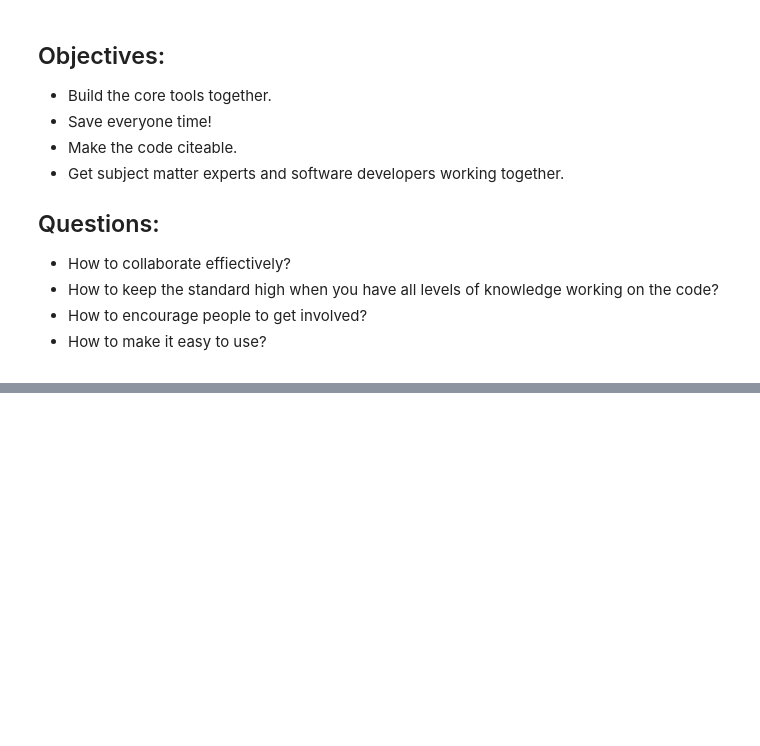
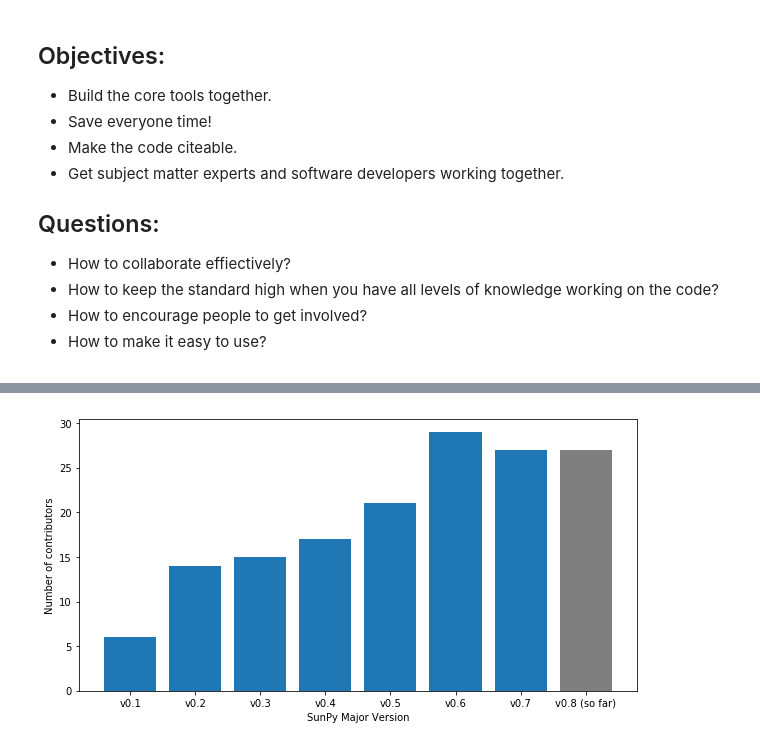
Before and after one commit to Cadair/gsfc-open-community-talk, a Jupyter notebook: index.ipynb, the cells around one changed output, grey strips where cells are left out. Drawn from its saved outputs; the diff is of its cells as text; code cells hidden in the pictures; blank space fills up the shorter version.

```diff
--- a/index.ipynb
+++ b/index.ipynb
@@ -89,9 +307,24 @@
 # %%
-authors_version = {'0.1': 6,
-                   '0.2': 14,
-                   '0.3': 15,
-                   '0.4': 17,
-                   '0.5': 21,
-                   '0.6': 29,
-                   '0.7': 27,
-                   '0.8': 27}
+authors_version = {'v0.1': 6,
+                   'v0.2': 14,
+                   'v0.3': 15,
+                   'v0.4': 17,
+                   'v0.5': 21,
+                   'v0.6': 29,
+                   'v0.7': 27,
+                   'v0.8 (so far)': 27}
+# %%
+labels, nums = np.array([[k, v] for k, v in authors_version.items()]).T
+
+fig = plt.figure(figsize=(10, 5))
+ax = plt.subplot()
+ax.bar(np.arange(len(nums)), nums, color=['C0']*(len(nums)-1) + ['C7'])
+ax.set_xticklabels(['']+list(labels))
+
+ax.set_ylabel("Number of contributors")
+ax.set_xlabel("SunPy Major Version")
+ax.patch.set_alpha(0)
+
+None
+# %% [output]
+[figure, added]
```
Also changed, not shown: parts of 27 cells of this notebook, 3 other files.
